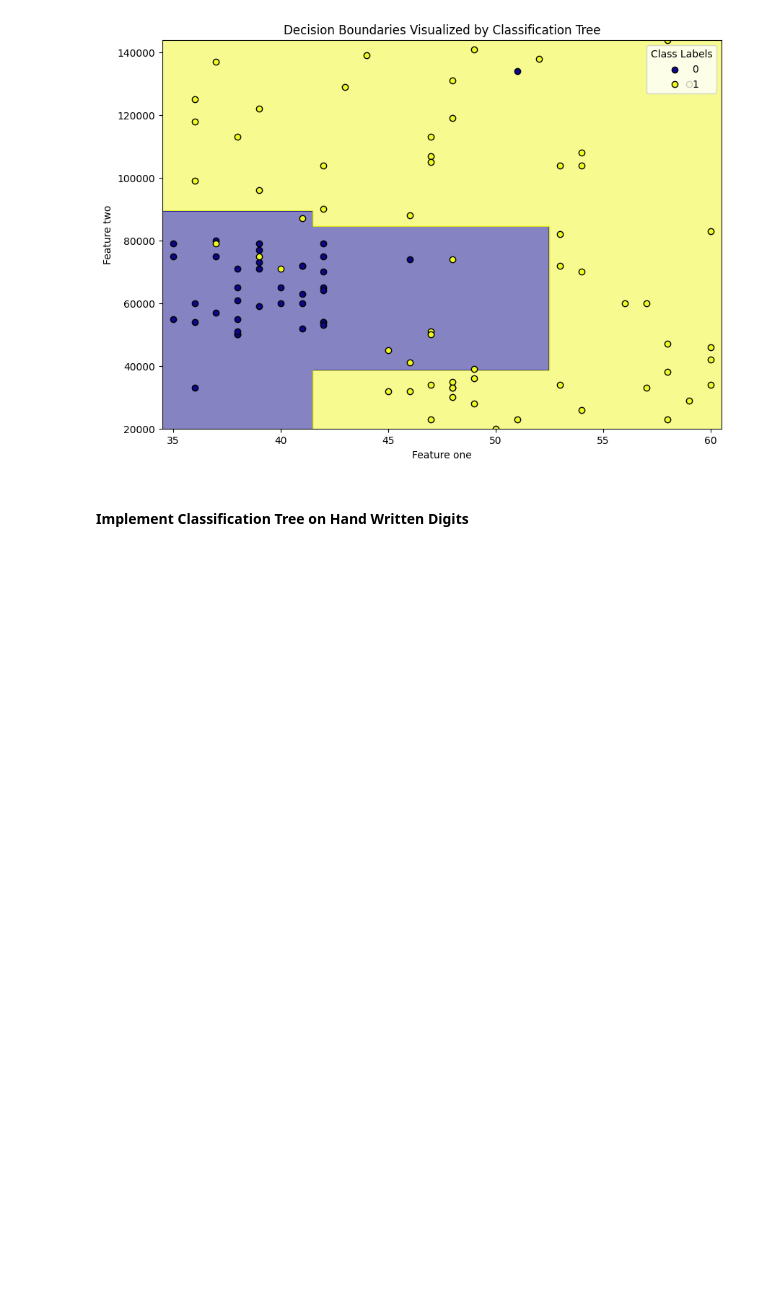
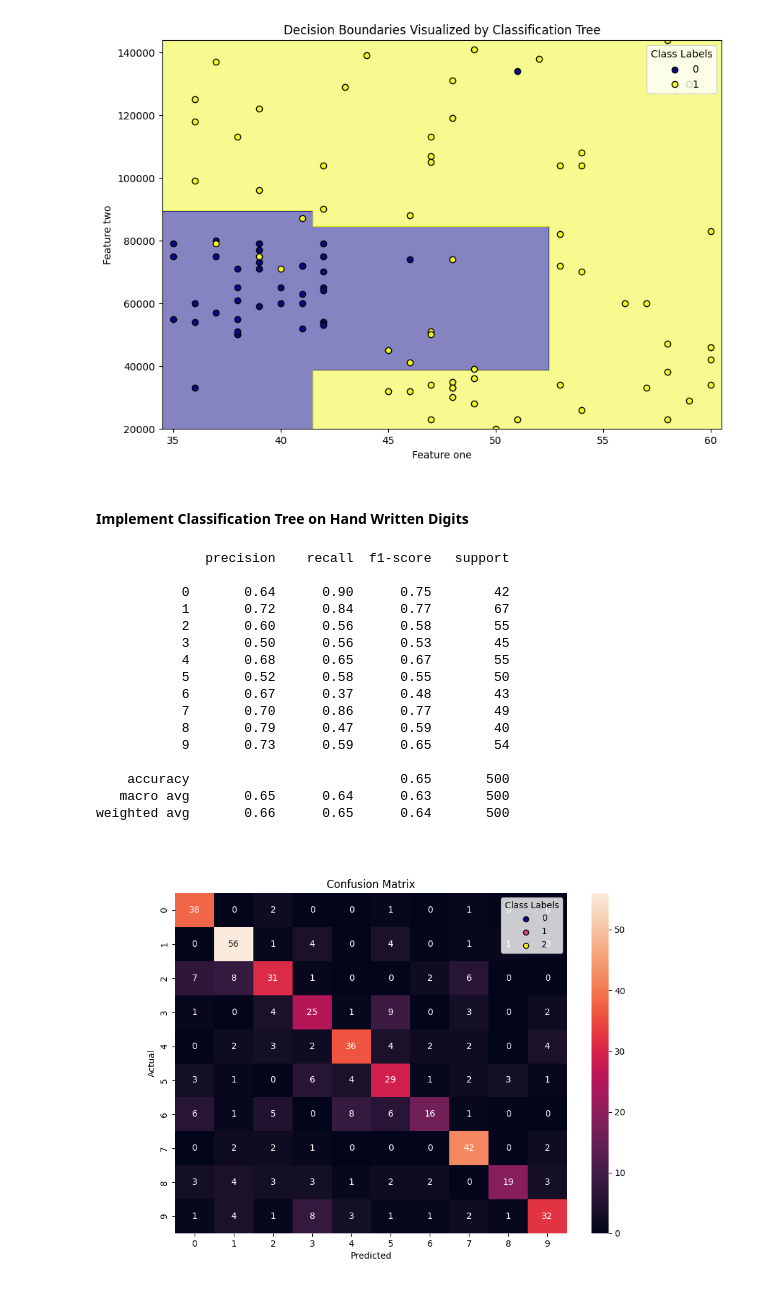
Before and after one commit to XingshengXu/Machine-Learning-Projects, a Jupyter notebook: Decision Tree/Classification_Tree_demo.ipynb, the cells around one changed output. Drawn from its saved outputs; the diff is of its cells as text; code cells hidden in the pictures; blank space fills up the shorter version.

```diff
--- a/Decision Tree/Classification_Tree_demo.ipynb
+++ b/Decision Tree/Classification_Tree_demo.ipynb
@@ -118,8 +117,26 @@ test_X = test_images.reshape(len(test_set), -1)
 # %%
 # Fit the model
 tree = ClassificationTree(criterion='gini', min_split_samples=8, min_leaf_samples=4)
 tree.fit(train_X, train_label)
 
 # Evaluate model performance on training data
 pred_Y = np.array([tree.predict_class(x) for x in test_X])
-evaluate_model(test_label, pred_Y)
+evaluate_model(test_label, pred_Y, 'classification')
+# %% [output]
+              precision    recall  f1-score   support
+
+           0       0.64      0.90      0.75        42
+           1       0.72      0.84      0.77        67
+           2       0.60      0.56      0.58        55
+           3       0.50      0.56      0.53        45
+           4       0.68      0.65      0.67        55
+           5       0.52      0.58      0.55        50
+           6       0.67      0.37      0.48        43
+           7       0.70      0.86      0.77        49
+           8       0.79      0.47      0.59        40
+           9       0.73      0.59      0.65        54
+
+    accuracy                           0.65       500
+   macro avg       0.65      0.64      0.63       500
+weighted avg       0.66      0.65      0.64       500
+[figure, added]
```
Also changed, not shown: parts of 6 cells of this notebook, 4 other files.
